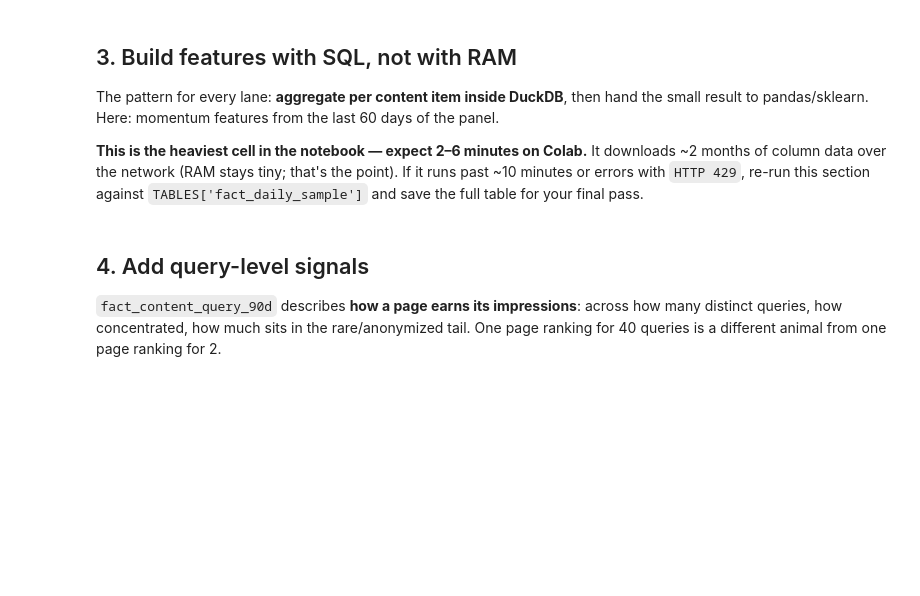
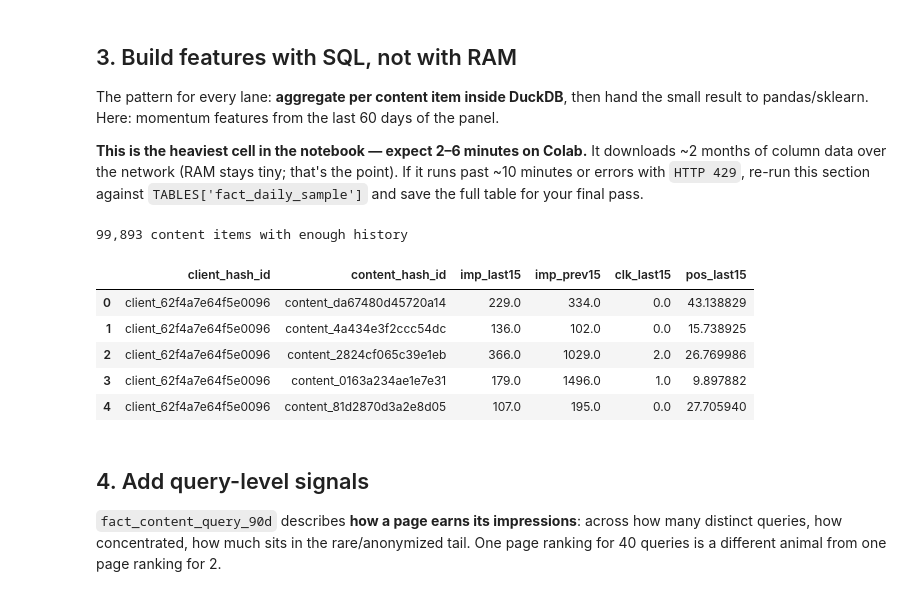
Before and after one commit to qurssamfatima-star/FLYRank_Internship, a Jupyter notebook: notebooks/03_working_with_the_full_release.ipynb, the cells around one changed output. Saved outputs shown, nothing was run; the diff lists cells and outputs as text; code cells hidden in the pictures; blank space fills up the shorter version.

```diff
--- a/notebooks/03_working_with_the_full_release.ipynb
+++ b/notebooks/03_working_with_the_full_release.ipynb
@@ -87,24 +108,32 @@ result to pandas/sklearn. Here: momentum features from the last 60 days of the p
 # %%
 features = con.sql(f"""
     WITH bounds AS (
-        SELECT MAX(report_date) AS end_d FROM {TABLES['fact_daily']}
+        SELECT MAX(report_date) AS end_d FROM {TABLES['fact_daily_sample']}
     ),
     windowed AS (
         SELECT f.client_hash_id, f.content_hash_id,
-               SUM(CASE WHEN f.report_date >  b.end_d - INTERVAL 30 DAY THEN f.gsc_impressions ELSE 0 END) AS imp_last30,
-               SUM(CASE WHEN f.report_date <= b.end_d - INTERVAL 30 DAY THEN f.gsc_impressions ELSE 0 END) AS imp_prev30,
-               SUM(CASE WHEN f.report_date >  b.end_d - INTERVAL 30 DAY THEN f.gsc_clicks ELSE 0 END)      AS clk_last30,
-               AVG(CASE WHEN f.report_date >  b.end_d - INTERVAL 30 DAY THEN f.gsc_avg_position END)       AS pos_last30
-        FROM {TABLES['fact_daily']} f, bounds b
-        WHERE f.report_date > b.end_d - INTERVAL 60 DAY
+               SUM(CASE WHEN f.report_date >  b.end_d - INTERVAL 15 DAY THEN f.gsc_impressions ELSE 0 END) AS imp_last15,
+               SUM(CASE WHEN f.report_date <= b.end_d - INTERVAL 15 DAY THEN f.gsc_impressions ELSE 0 END) AS imp_prev15,
+               SUM(CASE WHEN f.report_date >  b.end_d - INTERVAL 15 DAY THEN f.gsc_clicks ELSE 0 END)      AS clk_last15,
+               AVG(CASE WHEN f.report_date >  b.end_d - INTERVAL 15 DAY THEN f.gsc_avg_position END)       AS pos_last15
+        FROM {TABLES['fact_daily_sample']} f, bounds b
+        WHERE f.report_date > b.end_d - INTERVAL 30 DAY
         GROUP BY 1, 2
-        HAVING imp_prev30 >= 100
+        HAVING imp_prev15 >= 50
     )
     SELECT * FROM windowed
 """).df()
 
 print(f'{len(features):,} content items with enough history')
 features.head()
+# %% [output]
+99,893 content items with enough history
+|  | client_hash_id | content_hash_id | imp_last15 | imp_prev15 | clk_last15 | pos_last15 |
+| 0 | client_62f4a7e64f5e0096 | content_da67480d45720a14 | 229.0 | 334.0 | 0.0 | 43.138829 |
+| 1 | client_62f4a7e64f5e0096 | content_4a434e3f2ccc54dc | 136.0 | 102.0 | 0.0 | 15.738925 |
+| 2 | client_62f4a7e64f5e0096 | content_2824cf065c39e1eb | 366.0 | 1029.0 | 2.0 | 26.769986 |
+| 3 | client_62f4a7e64f5e0096 | content_0163a234ae1e7e31 | 179.0 | 1496.0 | 1.0 | 9.897882 |
+| 4 | client_62f4a7e64f5e0096 | content_81d2870d3a2e8d05 | 107.0 | 195.0 | 0.0 | 27.705940 |
 # %% [markdown]
 ## 4. Add query-level signals
 
```
Also changed, not shown: parts of 5 cells of this notebook.
